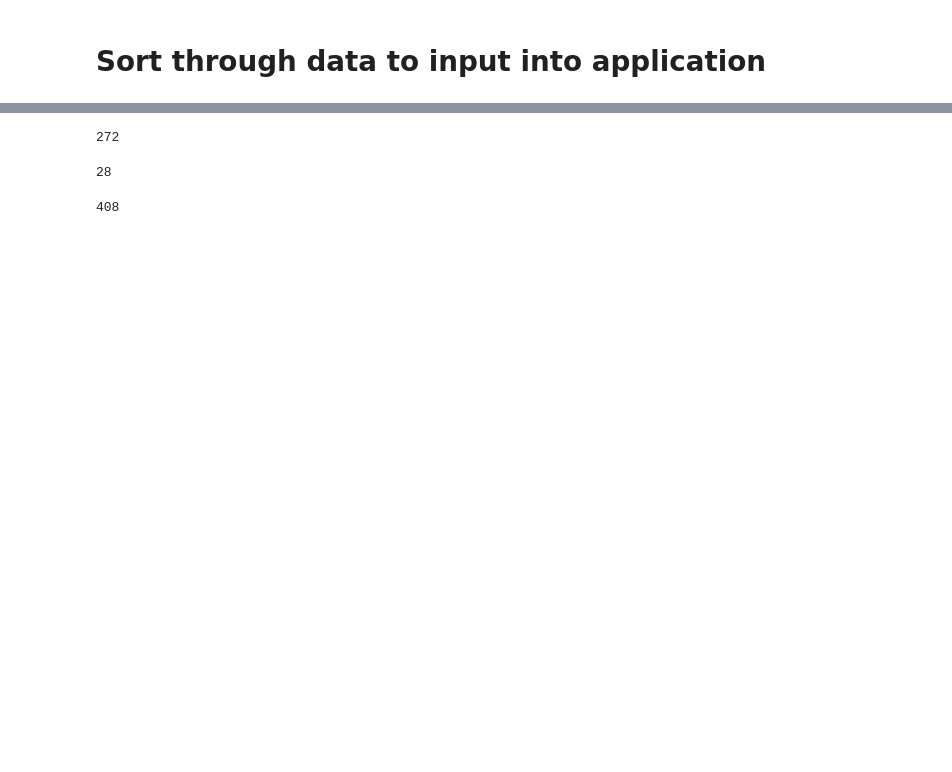
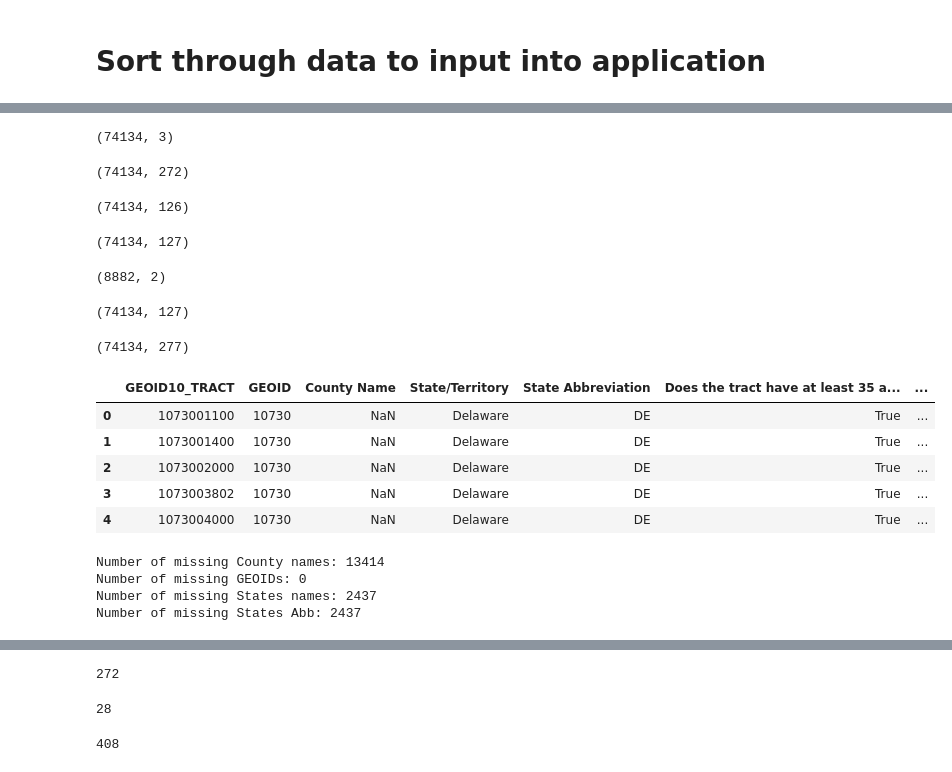
Before and after one commit to Justice40-MEDS/data-exploration, a Jupyter notebook: docs/dataahhhh.ipynb, the cells around one changed output, grey strips where cells are left out. Cells and saved outputs as stored; diff of their text form; code cells hidden in the pictures; blank space fills up the shorter version.

```diff
--- a/docs/dataahhhh.ipynb
+++ b/docs/dataahhhh.ipynb
@@ -24,3 +23,13 @@ codebook = pd.read_csv(os.path.join(base_dir, "2.0-shapefile-codebook", "2.0-cod
 tribal = gpd.read_file(os.path.join(base_dir, "tl_2022_us_aiannh", "tl_2022_us_aiannh.shp"))
 tsa = gpd.read_file(os.path.join(base_dir, "BIA_AIAN_Tribal_Statistical_Areas.geojson"))
 villages = gpd.read_file(os.path.join(base_dir, "Alaska_Native_Villages.geojson"))
+# %%
+score_dir = '/capstone/justice40/haylees-version-j40/j40-cejst-2/data/data-pipeline/data_pipeline/data/score'
+
+tracts = pd.read_json(os.path.join(score_dir, 'search', 'tracts.json'))
+high = gpd.read_file(os.path.join(score_dir, 'geojson', 'usa-high.json'))
+low = gpd.read_file(os.path.join(score_dir, 'geojson', 'usa-low.json'))
+shp = gpd.read_file(os.path.join(score_dir, 'shapefile', 'usa.shp'))
+counties = pd.read_csv(os.path.join(score_dir, 'csv', 'full', 'usa_counties.csv'))
+usa = pd.read_csv(os.path.join(score_dir, 'csv', 'full', 'usa.csv'))
+tile_usa = pd.read_csv(os.path.join(score_dir, 'csv', 'tiles', 'usa.csv'))
@@ -26,0 +68,60 @@ villages = gpd.read_file(os.path.join(base_dir, "Alaska_Native_Villages.geojson"
+# %%
+tracts.shape
+# %% [output]
+(74134, 3)
+# %%
+usa.shape
+# %% [output]
+(74134, 272)
+# %%
+tile_usa.shape
+# %% [output]
+(74134, 126)
+# %%
+high.shape
+# %% [output]
+(74134, 127)
+# %%
+low.shape
+# %% [output]
+(8882, 2)
+# %%
+shp.shape
+# %% [output]
+(74134, 127)
+# %%
+counties.shape
+# %% [output]
+(74134, 277)
+# %%
+counties.head()
+counties_clean = counties.copy()
+# %%
+cols_move = ['GEOID', 'County Name', 'State/Territory', 'State Abbreviation']
+new_position = 1
+
+# Reorder columns manually
+cols = counties_clean.columns.tolist()
+for col in reversed(cols_move):
+    cols.remove(col)
+    cols.insert(new_position, col)
+
+counties_clean = counties_clean[cols]
+counties_clean.head()
+# %% [output]
+|  | GEOID10_TRACT | GEOID | County Name | State/Territory | State Abbreviation | Does the tract have at least 35 a... | ... |
+| 0 | 1073001100 | 10730 | NaN | Delaware | DE | True | ... |
+| 1 | 1073001400 | 10730 | NaN | Delaware | DE | True | ... |
+| 2 | 1073002000 | 10730 | NaN | Delaware | DE | True | ... |
+| 3 | 1073003802 | 10730 | NaN | Delaware | DE | True | ... |
+| 4 | 1073004000 | 10730 | NaN | Delaware | DE | True | ... |
+# %%
+print(f"Number of missing County names: {counties_clean['County Name'].isna().sum()}")
+print(f"Number of missing GEOIDs: {counties_clean['GEOID'].isna().sum()}")
+print(f"Number of missing States names: {counties_clean['State/Territory'].isna().sum()}")
+print(f"Number of missing States Abb: {counties_clean['State Abbreviation'].isna().sum()}")
+# %% [output]
+Number of missing County names: 13414
+Number of missing GEOIDs: 0
+Number of missing States names: 2437
+Number of missing States Abb: 2437
```
Also changed, not shown: parts of 7 cells of this notebook.
